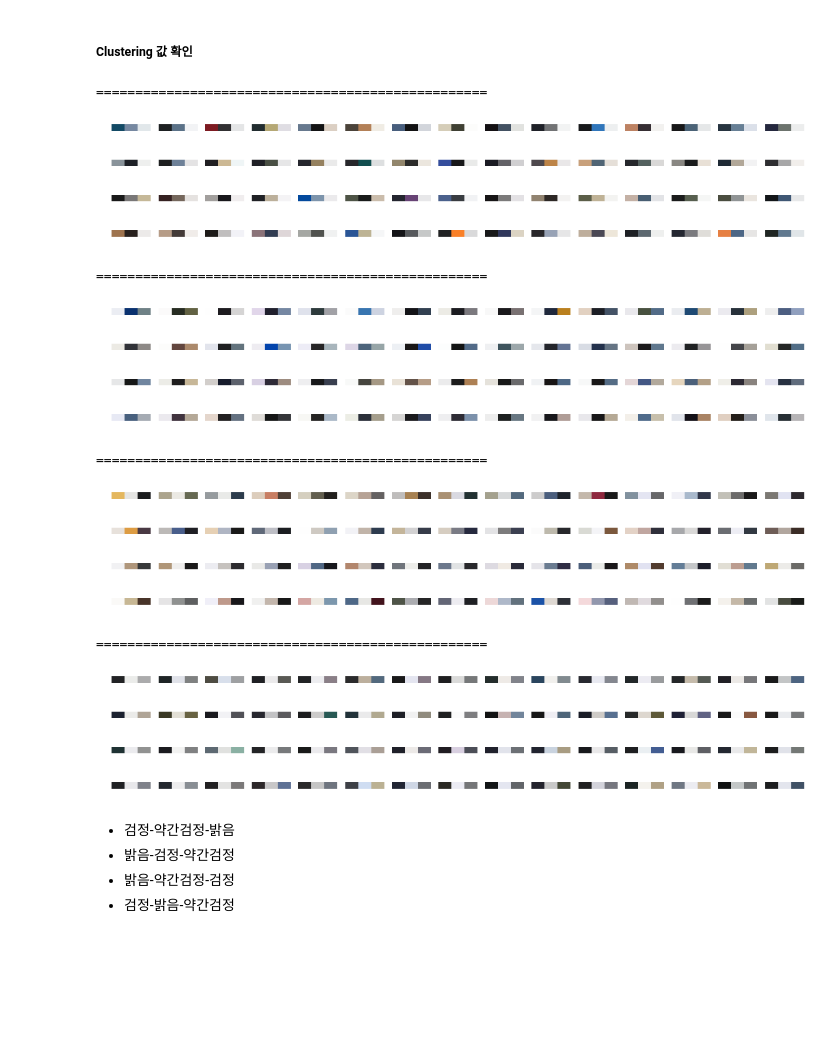
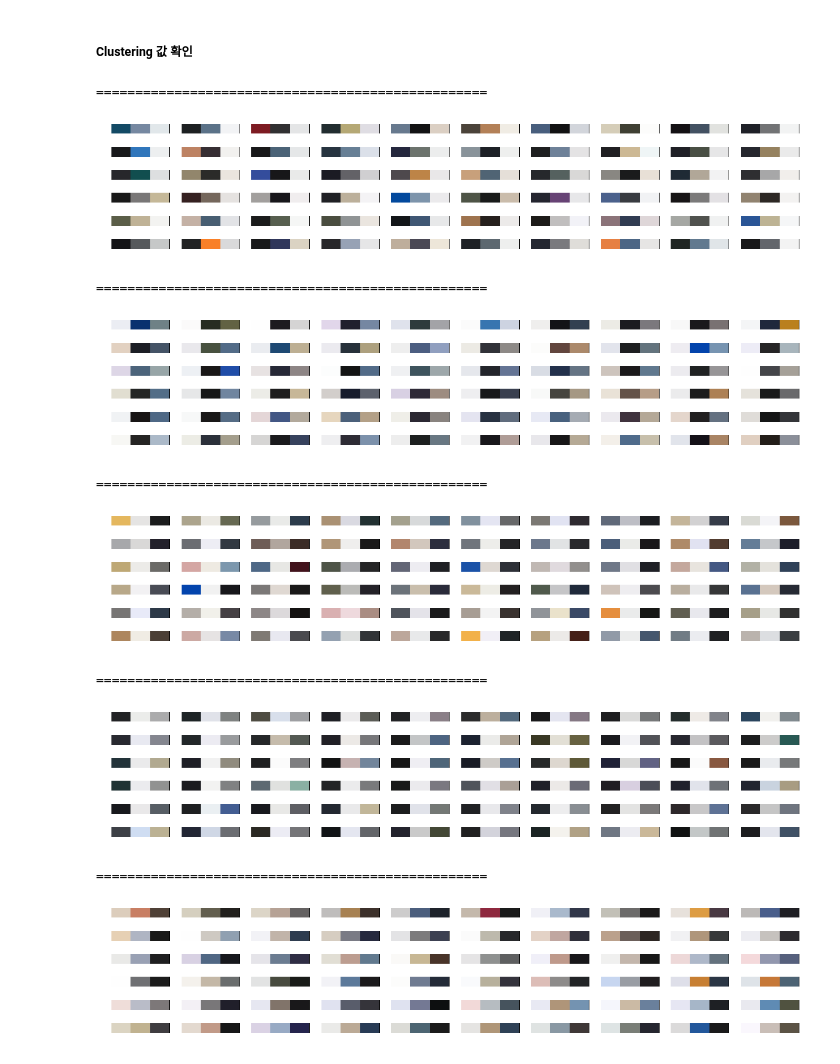
Before and after one commit to dooyeoung/codi_recommendation, a Jupyter notebook: Cluster.ipynb, the cells around one changed output. Saved outputs shown, nothing was run; the diff lists cells and outputs as text; code cells hidden in the pictures; blank space fills up the shorter version.

```diff
--- a/Cluster.ipynb
+++ b/Cluster.ipynb
@@ -48,34 +51,31 @@ If you're reading this message in another frontend (for example, a static render
 # %%
 from utils.imageprocessing import plot_colors
 # %%
-for k in range(4):
+for k in range(5):
     idx_k = np.where(cluster == k)[0]
 
     k_codis = df_codis_info.iloc[idx_k]
 
     k_codis_ratio = k_codis.filter(regex="ratio").values
     k_codis_color = k_codis.filter(regex="[RGB]").values
 
     print("="*50)
 
     plt.figure( figsize = (20, 4))
     for idx in range(60):
-        plt.subplot(4, 15, idx+1)
+        plt.subplot(6, 10, idx+1)
         bar = plot_colors(np.array([0.33, 0.33, 0.33]), k_codis_color[idx].reshape(3,3))
         plt.imshow(bar)
         plt.axis("off")
     plt.show()
 # %% [output]
 ==================================================
-[figure, old version]
+[figure, new version]
 ==================================================
-[figure, old version]
+[figure, new version]
 ==================================================
-[figure, old version]
+[figure, new version]
 ==================================================
-[figure, old version]
+[figure, new version]
+==================================================
+[figure, added]
-# %% [markdown]
-- 검정-약간검정-밝음
-- 밝음-검정-약간검정
-- 밝음-약간검정-검정
-- 검정-밝음-약간검정
```
Also changed, not shown: parts of 18 cells of this notebook, 3 other files.
